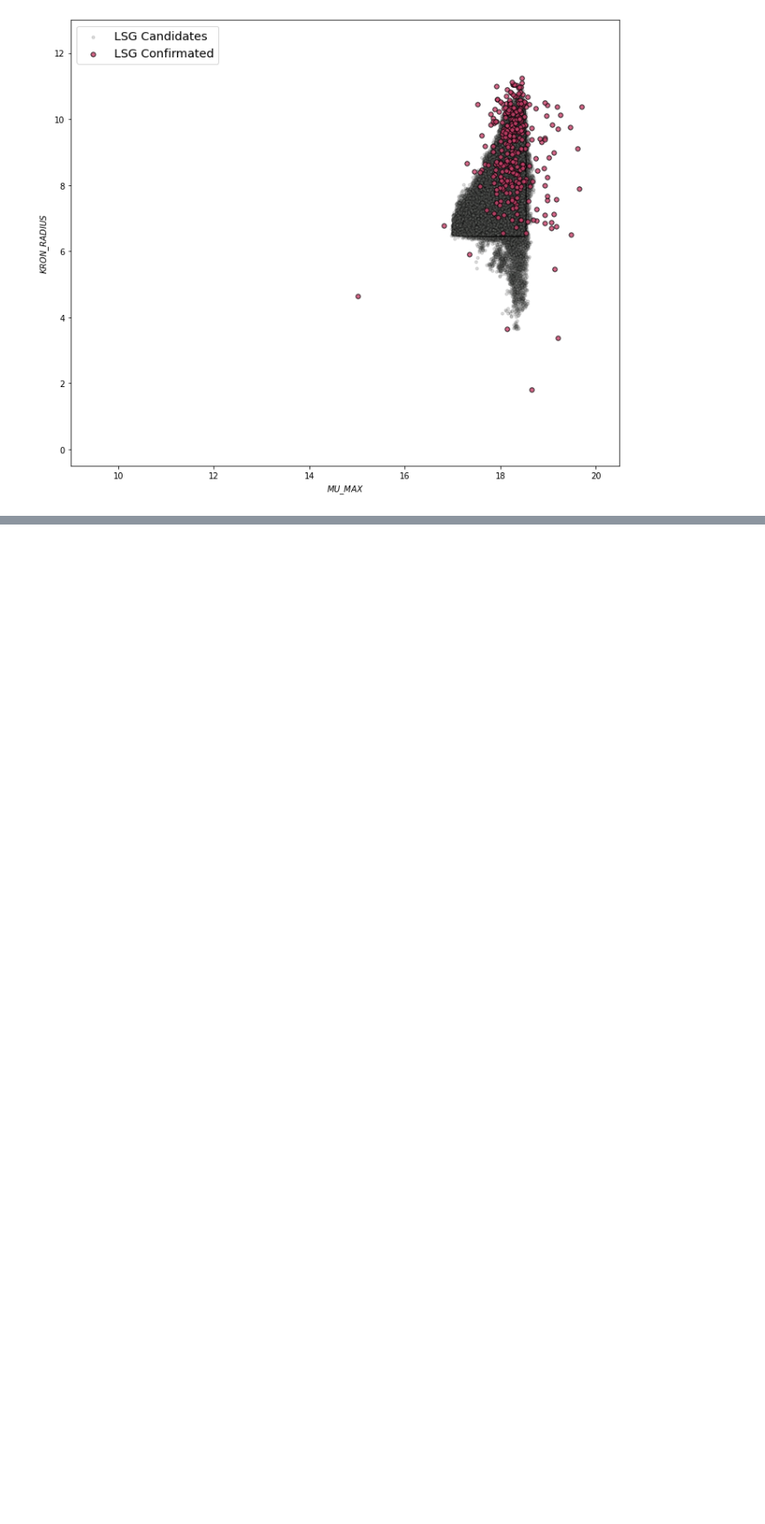
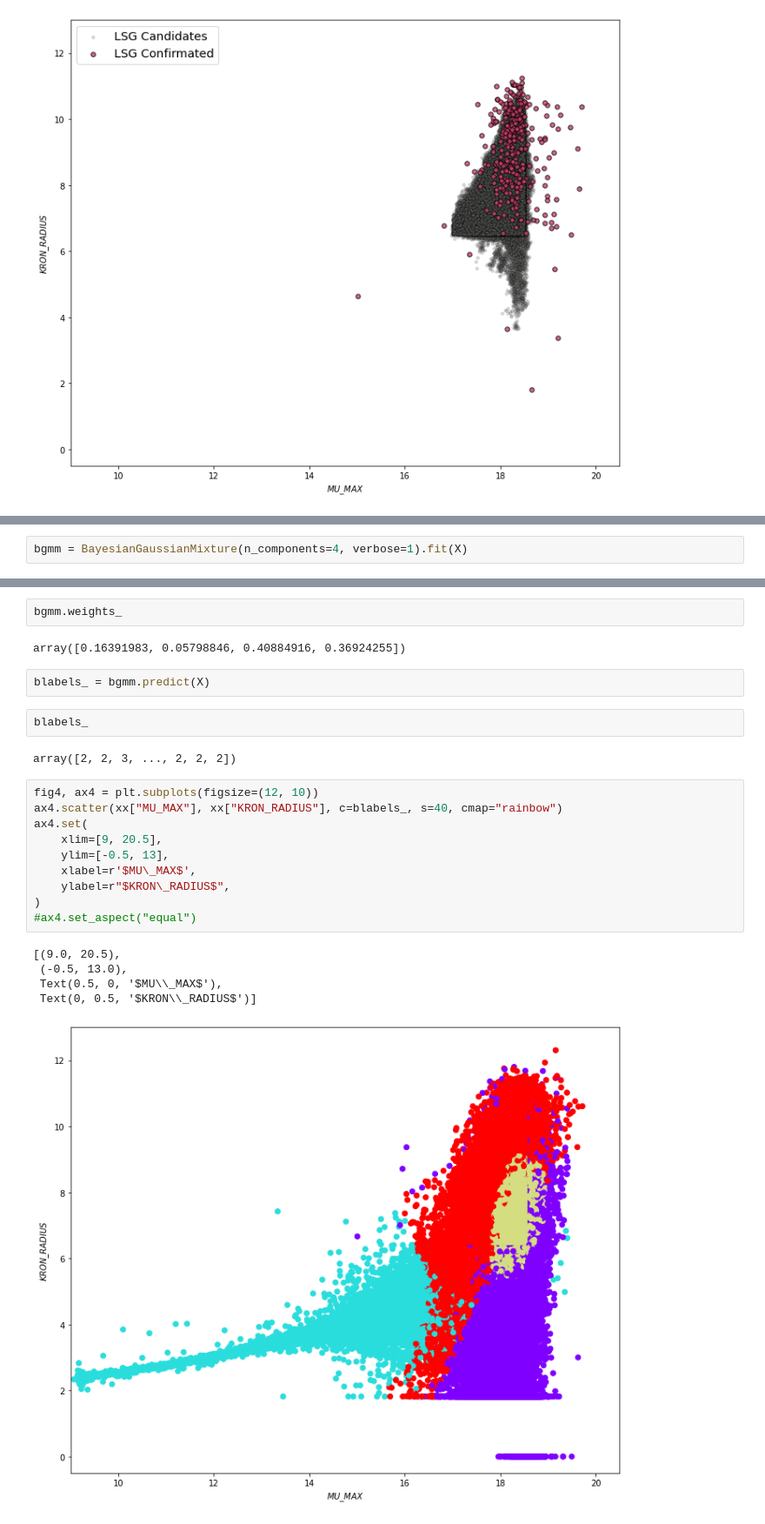
Before and after one commit to AngelGSoto/LSGs-splus, a Jupyter notebook: MLs-tecniques.ipynb, the cells around one changed output, grey strips where cells are left out. Shown at 87% size. Drawn from its saved outputs; the diff is of its cells as text; blank space fills up the shorter version.

```diff
--- a/MLs-tecniques.ipynb
+++ b/MLs-tecniques.ipynb
@@ -206,0 +298,2 @@ As I expected, the high-density points on the previous plots were identified by
+# %%
+bgmm = BayesianGaussianMixture(n_components=4, verbose=1).fit(X)
@@ -206,0 +313,26 @@ As I expected, the high-density points on the previous plots were identified by
+# %%
+bgmm.weights_
+# %% [output]
+array([0.16391983, 0.05798846, 0.40884916, 0.36924255])
+# %%
+blabels_ = bgmm.predict(X)
+# %%
+blabels_
+# %% [output]
+array([2, 2, 3, ..., 2, 2, 2])
+# %%
+fig4, ax4 = plt.subplots(figsize=(12, 10))
+ax4.scatter(xx["MU_MAX"], xx["KRON_RADIUS"], c=blabels_, s=40, cmap="rainbow")
+ax4.set(
+    xlim=[9, 20.5],
+    ylim=[-0.5, 13],
+    xlabel=r'$MU\_MAX$',
+    ylabel=r"$KRON\_RADIUS$",
+)
+#ax4.set_aspect("equal")
+# %% [output]
+[(9.0, 20.5),
+ (-0.5, 13.0),
+ Text(0.5, 0, '$MU\\_MAX$'),
+ Text(0, 0.5, '$KRON\\_RADIUS$')]
+[figure, added]
```
Also changed, not shown: parts of 22 cells of this notebook.
